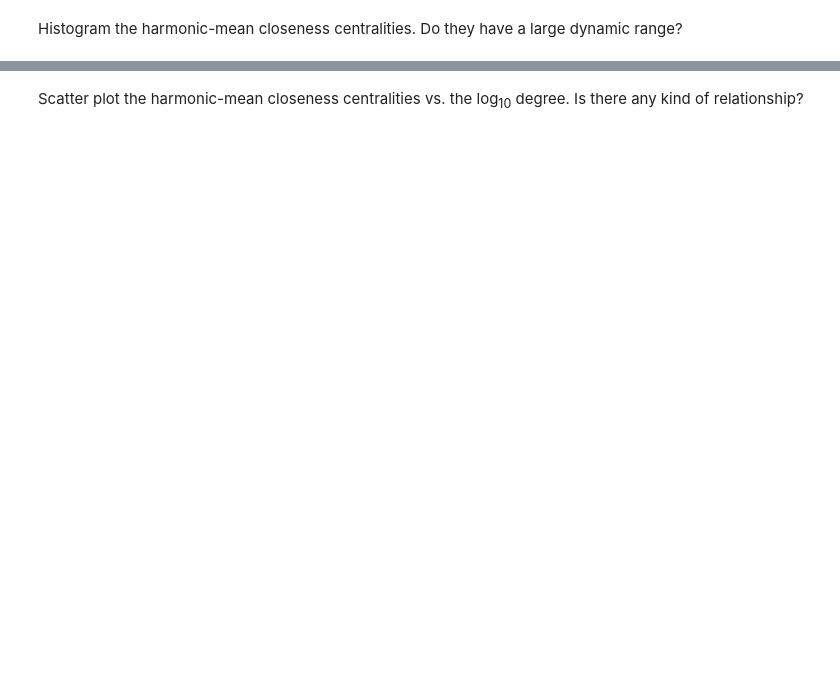
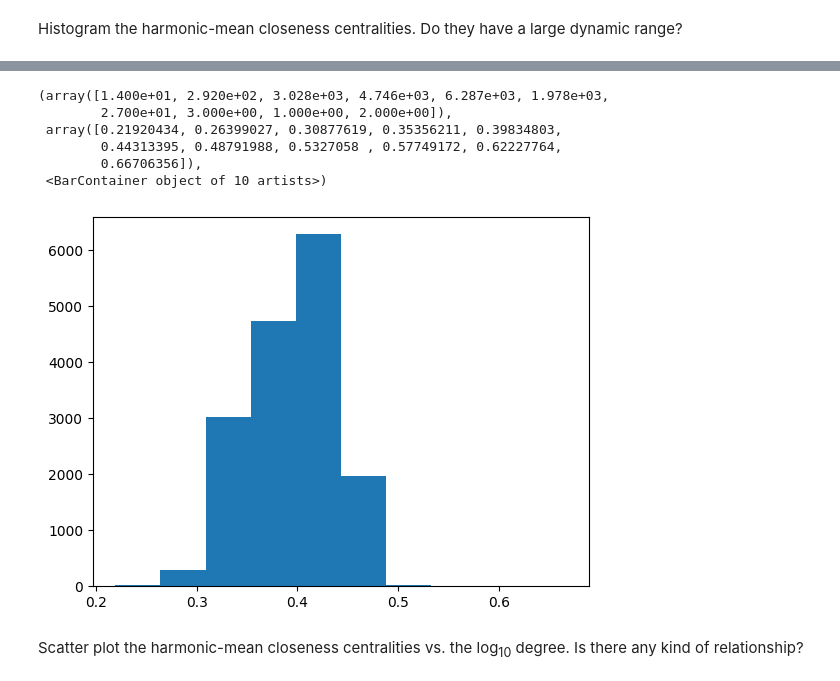
Before and after one commit to hawktre/OSU-CS_546, a Jupyter notebook: notebooks/class07_centrality_JTV.ipynb, the cells around one changed output, grey strips where cells are left out. Drawn from its saved outputs; the diff is of its cells as text; code cells hidden in the pictures; blank space fills up the shorter version.

```diff
--- a/notebooks/class07_centrality_JTV.ipynb
+++ b/notebooks/class07_centrality_JTV.ipynb
@@ -30,3 +39,6 @@ sif_data = pd.read_csv("PathwayCommons9.All.hgnc.sif",
+# %%
+sif_data = pd.read_csv("../DataRaw/PathwayCommons9.All.hgnc.sif",
+                       sep="\t", names=["species1","interaction_type","species2"])
 # %% [markdown]
 Subset the data frame to include only rows for which the `interaction_type` column contains the string `controls-expression-of`; subset columns to include only columns `species1` and `species2` using the `[` operator and the list `["species1","species2"]`; and eliminate redundant edges in the edge-list using the `drop_duplicates` method. Note: "GRN" is an acronym that stands for "gene regulatory network".
 # %%
@@ -39,0 +49,3 @@ Create a undirected graph in igraph, from the dataframe edge-list, using `Graph.
+# %%
+grn_igraph = igraph.Graph.TupleList(interac_grn_unique.itertuples(index=False), directed=False)
+grn_igraph.summary()
@@ -41,38 +55,39 @@ Create a undirected graph in igraph, from the dataframe edge-list, using `Graph.
 For one vertex at a time (iterating over the vertex sequence `grn_igraph.vs`), compute that vertex's harmonic mean closeness centrality using Eq. 7.30 from Newman's book. Don't forget to eliminate the "0" distance between a vertex and itself, in the results you get back from calling the `distances` method on the `grn_igraph` object, passing the vertex object as the `source` parameter. Just for information purposes, measure how long the code takes to run, in seconds, using `timeit.default_timer()`.
 # %%
 # get the number of vertices _N_
-N =
+N = len(grn_igraph.vs)
 
 # allocate a vector to contain the vertex closeness centralities; initialize to zeroes
 # (so if a vertex is a singleton we don't have to update its closeness centrality)
-closeness_centralities =
+closeness_centralities = [0] * N
 
 # initialize a counter to zero
 ctr = 0
 
 # start the timer
-start_time =
+start_time = timeit.default_timer()
 
 # for each `my_vertex` in `grn_igraph.vs`
-for
+for my_vertex in grn_igraph.vs:
 
     # compute the geodesic distance to every other vertex, from my_vertex, using
     # the `igraph.Graph.distances` instance method and passing `my_vertex`
     # as the `source` named parameter; put the result in a numpy.array (dtype float)
-    my_dists =
+    my_dists = np.array(grn_igraph.distances(my_vertex))
 
     # filter the numpy array to include only entries that are nonzero and finite,
     # using `> 0 & numpy.isfinite(...)`
-    my_dists =
+    my_dists = my_dists[my_dists > 0 & np.isfinite(my_dists)]
 
     # if there are any distance values that survived the filtering, take their
     # element-wise reciprocals, then compute the sum, then divide by N-1
     # (following Eq. 7.30 in Newman)
     if len(my_dists) > 0:
-        closeness_centralities[ctr] =
+        closeness_centralities[ctr] = 1/(N - 1) * np.sum(1/my_dists)
 
     # increment ctr
+    ctr += 1
 
 
 # compute and print the elapsed time
-ci_elapsed =
+ci_elapsed = timeit.default_timer() - start_time
@@ -86,2 +96,14 @@ Histogram the harmonic-mean closeness centralities.  Do they have a large dynami
+# %%
+from matplotlib import pyplot as plt
+
+plt.hist(closeness_centralities)
+# %% [output]
+(array([1.400e+01, 2.920e+02, 3.028e+03, 4.746e+03, 6.287e+03, 1.978e+03,
+        2.700e+01, 3.000e+00, 1.000e+00, 2.000e+00]),
+ array([0.21920434, 0.26399027, 0.30877619, 0.35356211, 0.39834803,
+        0.44313395, 0.48791988, 0.5327058 , 0.57749172, 0.62227764,
+        0.66706356]),
+ <BarContainer object of 10 artists>)
+[figure, added]
 # %% [markdown]
 Scatter plot the harmonic-mean closeness centralities vs. the log<sub>10</sub> degree. Is there any kind of relationship?
```
Also changed, not shown: parts of 32 cells of this notebook.
